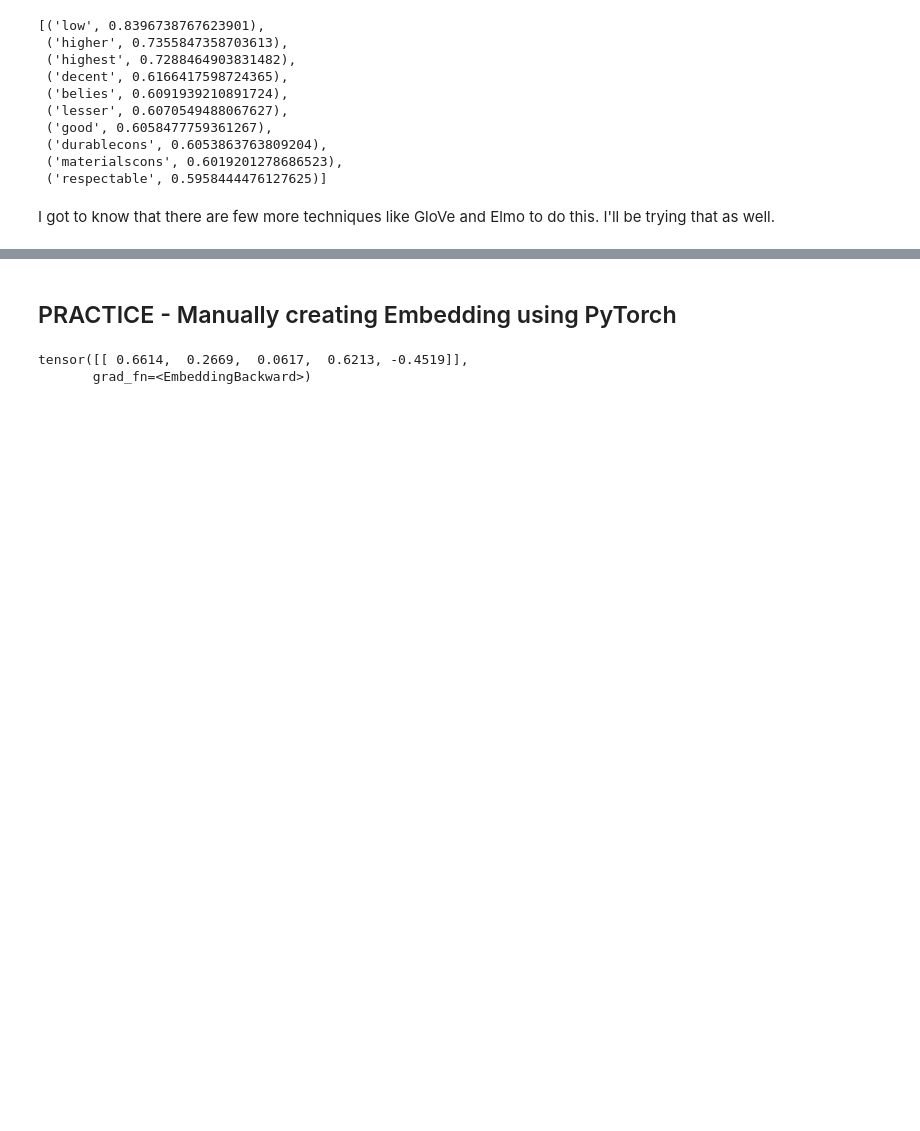
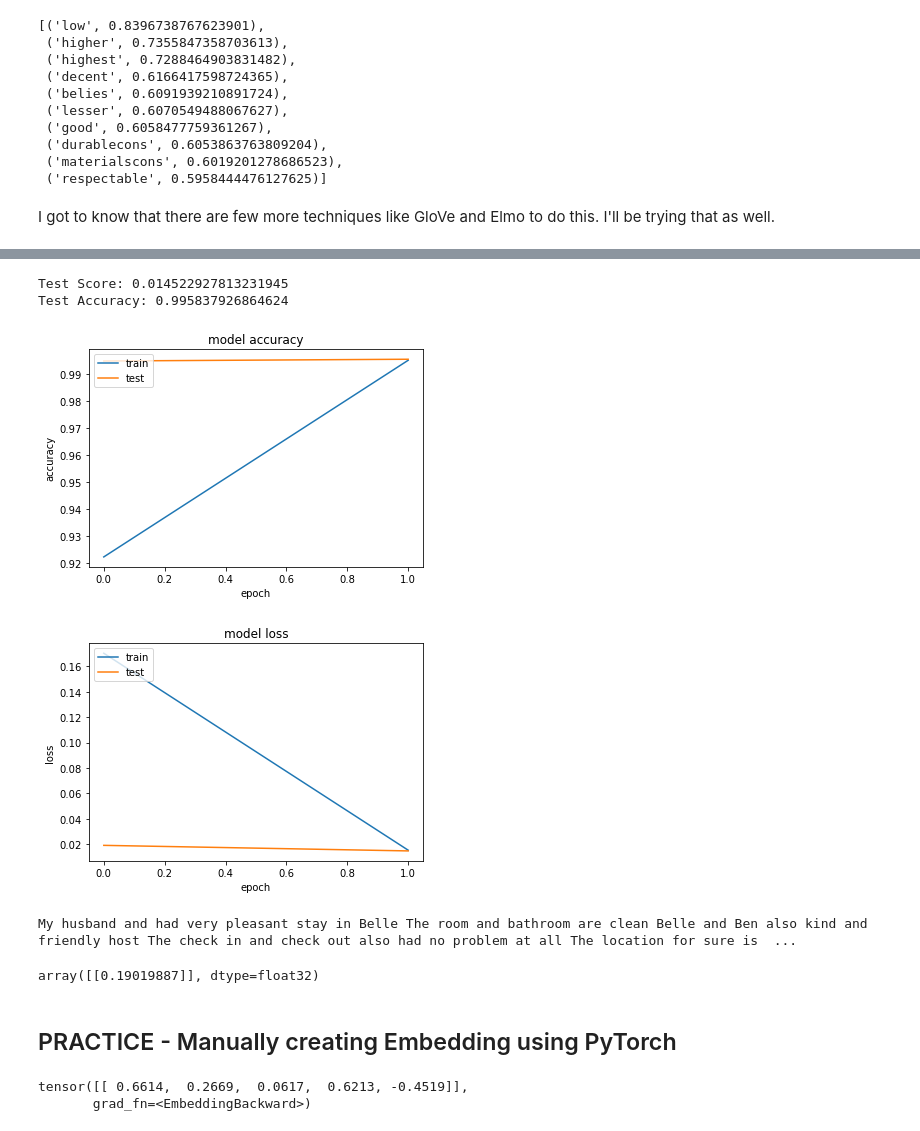
Before and after one commit to nagavatar/synonymfilter, a Jupyter notebook: Synonym_NLP.ipynb, the cells around one changed output, grey strips where cells are left out. Drawn from its saved outputs; the diff is of its cells as text; code cells hidden in the pictures; blank space fills up the shorter version.

```diff
--- a/Synonym_NLP.ipynb
+++ b/Synonym_NLP.ipynb
@@ -671,0 +814,6 @@ I got to know that there are few more techniques like GloVe and Elmo to do this.
+# %%
+tokenizer = Tokenizer(num_words=5000)
+tokenizer.fit_on_texts(X_train)
+
+X_train = tokenizer.texts_to_sequences(X_train)
+X_test = tokenizer.texts_to_sequences(X_test)
@@ -671,0 +842,6 @@ I got to know that there are few more techniques like GloVe and Elmo to do this.
+# %%
+embedding_matrix = zeros((vocab_size, 100))
+for word, index in tokenizer.word_index.items():
+    embedding_vector = embeddings_dictionary.get(word)
+    if embedding_vector is not None:
+        embedding_matrix[index] = embedding_vector
@@ -671,0 +866,8 @@ I got to know that there are few more techniques like GloVe and Elmo to do this.
+# %%
+model = Sequential()
+embedding_layer = Embedding(vocab_size, 100, weights=[embedding_matrix], input_length=maxlen , trainable=False)
+model.add(embedding_layer)
+model.add(tf.keras.layers.LSTM(128))
+
+model.add(tf.keras.layers.Dense(1, activation='sigmoid'))
+model.compile(optimizer='adam', loss='binary_crossentropy', metrics=['acc'])
@@ -671,0 +892,5 @@ I got to know that there are few more techniques like GloVe and Elmo to do this.
+# %%
+#1 epoch time equals 25 mins and total there were 6 epochs
+history = model.fit(X_train, y_train, batch_size=128, epochs=2, verbose=1, validation_split=0.2)
+
+score = model.evaluate(X_test, y_test, verbose=1)
@@ -672,3 +903,52 @@ I got to know that there are few more techniques like GloVe and Elmo to do this.
+# %%
+print("Test Score:", score[0])
+print("Test Accuracy:", score[1])
+# %% [output]
+Test Score: 0.014522927813231945
+Test Accuracy: 0.995837926864624
+# %%
+import matplotlib.pyplot as plt
+
+plt.plot(history.history['acc'])
+plt.plot(history.history['val_acc'])
+
+plt.title('model accuracy')
+plt.ylabel('accuracy')
+plt.xlabel('epoch')
+plt.legend(['train','test'], loc='upper left')
+plt.show()
+
+plt.plot(history.history['loss'])
+plt.plot(history.history['val_loss'])
+
+plt.title('model loss')
+plt.ylabel('loss')
+plt.xlabel('epoch')
+plt.legend(['train','test'], loc='upper left')
+plt.show()
+# %% [output]
+[figure, added]
+[figure, added]
+# %%
+instance = X[486910]
+print(instance)
+# %% [output]
+My husband and had very pleasant stay in Belle The room and bathroom are clean Belle and Ben also kind and friendly host The check in and check out also had no problem at all The location for sure is  ...
+# %%
+instance = tokenizer.texts_to_sequences(instance)
+
+flat_list = []
+for sublist in instance:
+    for item in sublist:
+        flat_list.append(item)
+
+flat_list = [flat_list]
+
+instance = pad_sequences(flat_list, padding='post', maxlen=maxlen)
+
+model.predict(instance)
+# %% [output]
+array([[0.19019887]], dtype=float32)
 # %% [markdown]
 ## PRACTICE - Manually creating Embedding using PyTorch
 # %%
```
Also changed, not shown: parts of 38 cells of this notebook.
